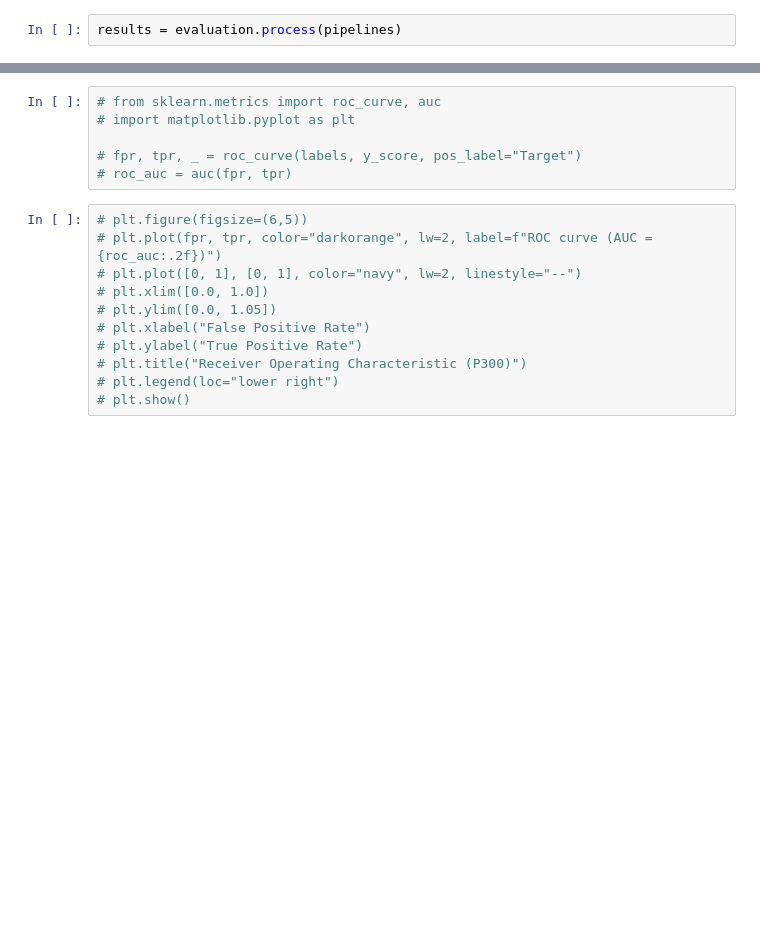
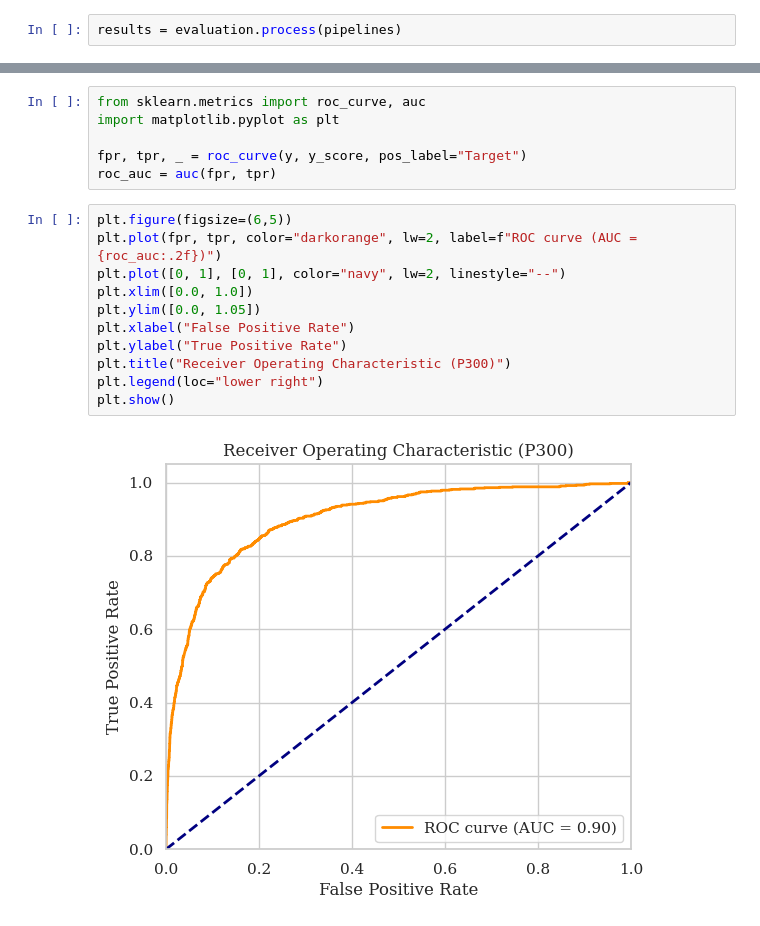
Before and after one commit to daochengmo/p300-eeg-classification, a Jupyter notebook: p300_within_session.ipynb, the cells around one changed output, grey strips where cells are left out. Drawn from its saved outputs; the diff is of its cells as text; blank space fills up the shorter version.

```diff
--- a/p300_within_session.ipynb
+++ b/p300_within_session.ipynb
@@ -86,17 +142,19 @@ plt.show()
 # %%
-# from sklearn.metrics import roc_curve, auc
-# import matplotlib.pyplot as plt
+from sklearn.metrics import roc_curve, auc
+import matplotlib.pyplot as plt
 
-# fpr, tpr, _ = roc_curve(labels, y_score, pos_label="Target")
-# roc_auc = auc(fpr, tpr)
+fpr, tpr, _ = roc_curve(y, y_score, pos_label="Target")
+roc_auc = auc(fpr, tpr)
 # %%
-# plt.figure(figsize=(6,5))
-# plt.plot(fpr, tpr, color="darkorange", lw=2, label=f"ROC curve (AUC = {roc_auc:.2f})")
-# plt.plot([0, 1], [0, 1], color="navy", lw=2, linestyle="--")
-# plt.xlim([0.0, 1.0])
-# plt.ylim([0.0, 1.05])
-# plt.xlabel("False Positive Rate")
-# plt.ylabel("True Positive Rate")
-# plt.title("Receiver Operating Characteristic (P300)")
-# plt.legend(loc="lower right")
-# plt.show()
+plt.figure(figsize=(6,5))
+plt.plot(fpr, tpr, color="darkorange", lw=2, label=f"ROC curve (AUC = {roc_auc:.2f})")
+plt.plot([0, 1], [0, 1], color="navy", lw=2, linestyle="--")
+plt.xlim([0.0, 1.0])
+plt.ylim([0.0, 1.05])
+plt.xlabel("False Positive Rate")
+plt.ylabel("True Positive Rate")
+plt.title("Receiver Operating Characteristic (P300)")
+plt.legend(loc="lower right")
+plt.show()
+# %% [output]
+[figure, added]
```
Also changed, not shown: parts of 7 cells of this notebook.
